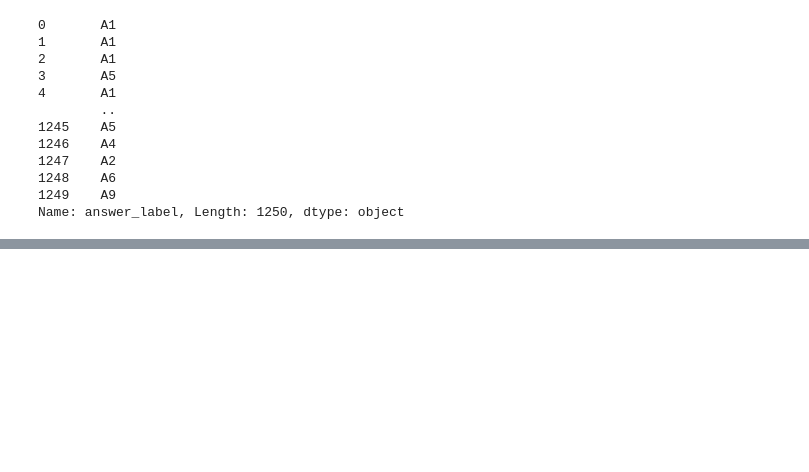
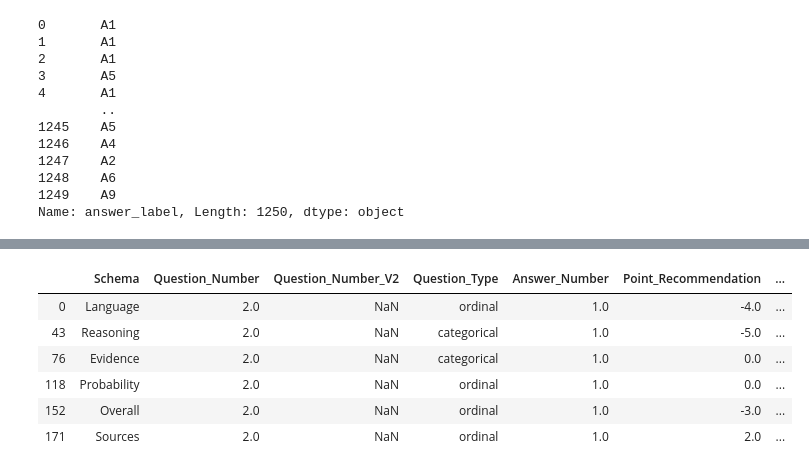
Before and after one commit to Goodly/pe-consensus-scoring, a Jupyter notebook: consensus_and_scoring/newsfeed/visualizations/DataHunt.ipynb, the cells around one changed output, grey strips where cells are left out. Drawn from its saved outputs; the diff is of its cells as text; code cells hidden in the pictures; blank space fills up the shorter version.

```diff
--- a/consensus_and_scoring/newsfeed/visualizations/DataHunt.ipynb
+++ b/consensus_and_scoring/newsfeed/visualizations/DataHunt.ipynb
@@ -219,0 +228,11 @@ UnicodeDecodeError: 'utf-8' codec can't decode byte 0x89 in position 5: invalid
+# %%
+test_df=weight_key[(weight_key['Question_Number'] == 2.0) & (weight_key['Answer_Number'] == 1.0)]
+test_df
+# %% [output]
+|  | Schema | Question_Number | Question_Number_V2 | Question_Type | Answer_Number | Point_Recommendation | ... |
+| 0 | Language | 2.0 | NaN | ordinal | 1.0 | -4.0 | ... |
+| 43 | Reasoning | 2.0 | NaN | categorical | 1.0 | -5.0 | ... |
+| 76 | Evidence | 2.0 | NaN | categorical | 1.0 | 0.0 | ... |
+| 118 | Probability | 2.0 | NaN | ordinal | 1.0 | 0.0 | ... |
+| 152 | Overall | 2.0 | NaN | ordinal | 1.0 | -3.0 | ... |
+| 171 | Sources | 2.0 | NaN | ordinal | 1.0 | 2.0 | ... |
```
Also changed, not shown: parts of 8 cells of this notebook, 1 other file.
